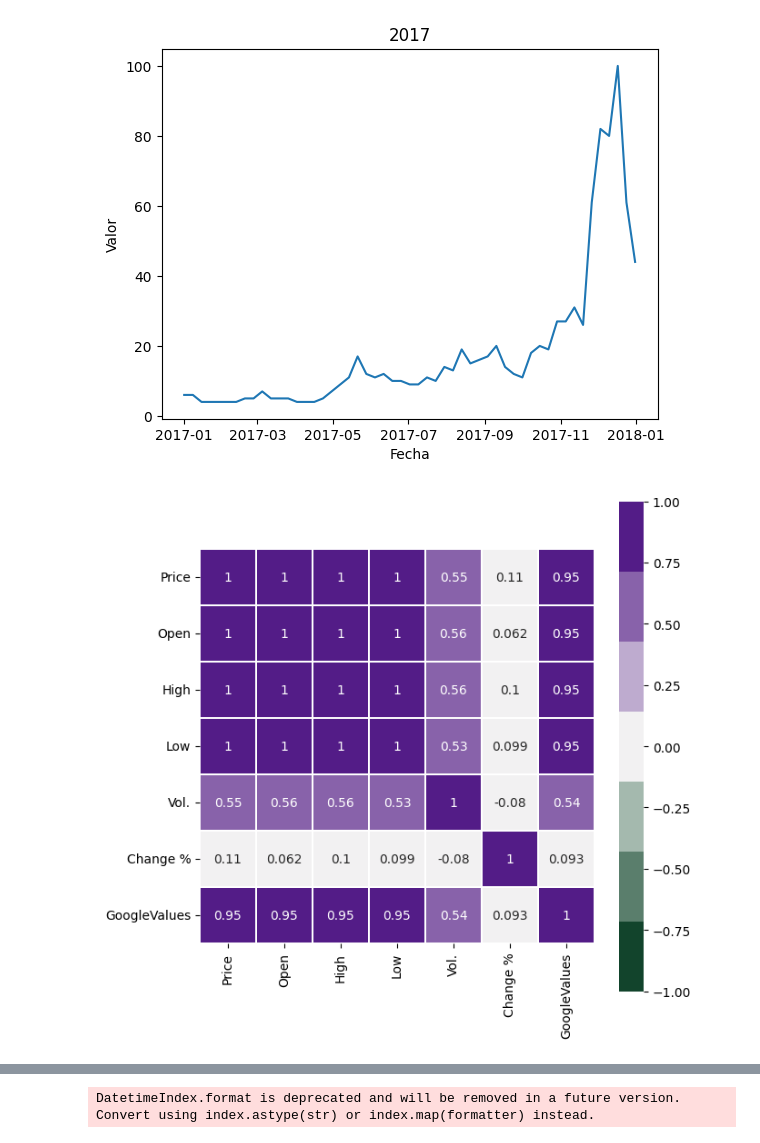
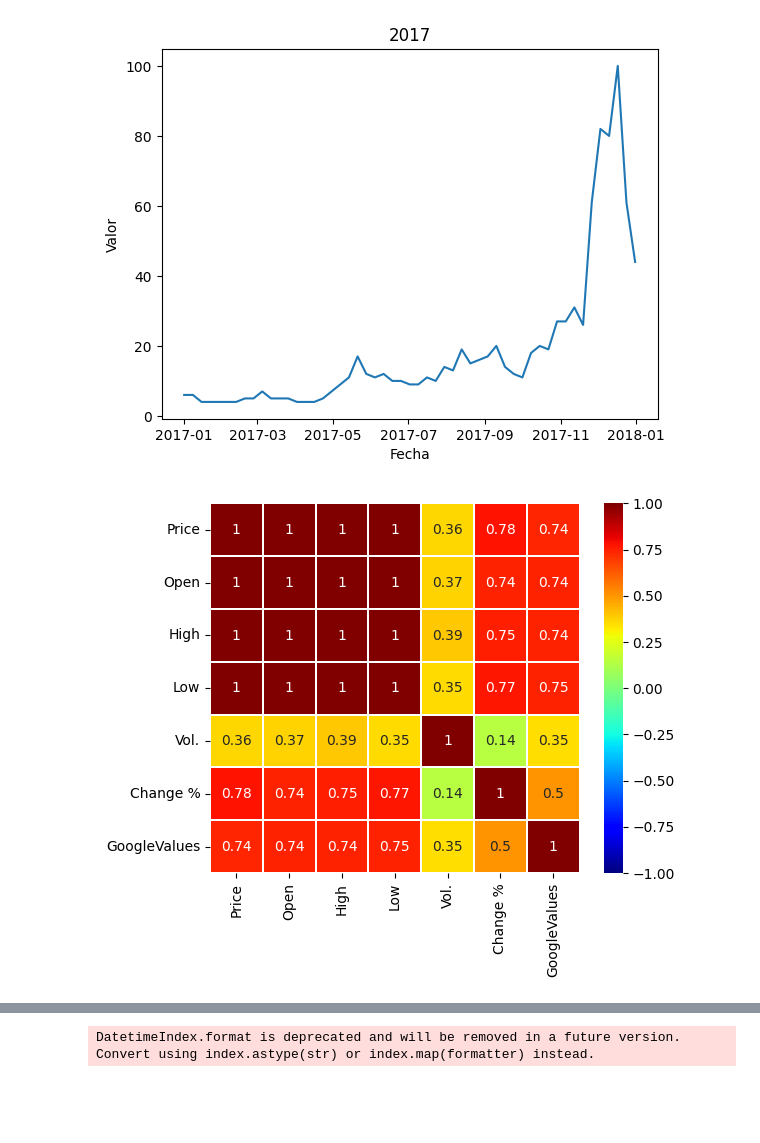
Before and after one commit to NicoUIcreator/btcData, a Jupyter notebook: notebooks/inicios.ipynb, the cells around one changed output, grey strips where cells are left out. Saved outputs shown, nothing was run; the diff lists cells and outputs as text; code cells hidden in the pictures; blank space fills up the shorter version.

```diff
--- a/notebooks/inicios.ipynb
+++ b/notebooks/inicios.ipynb
@@ -630,14 +499,14 @@ plt.show()
 [figure]
 # %%
 
-plt.figure(figsize=(7,7))
 
-sns.heatmap(mergeTotal[mergeTotal.index.year.isin([yearr])].corr(),
+
+sns.heatmap(mergeTotal[mergeTotal.index.year.isin([2024])].corr(),
             vmin=-1,
             vmax=1,
-            cmap=sns.diverging_palette(145, 280, s=85, l=25, n=7),
+            cmap='jet',
             square=True,
             linewidths=.1,
             annot=True);
 # %% [output]
-[figure, old version]
+[figure, new version]
```
Also changed, not shown: parts of 26 cells of this notebook, 12 other files.
